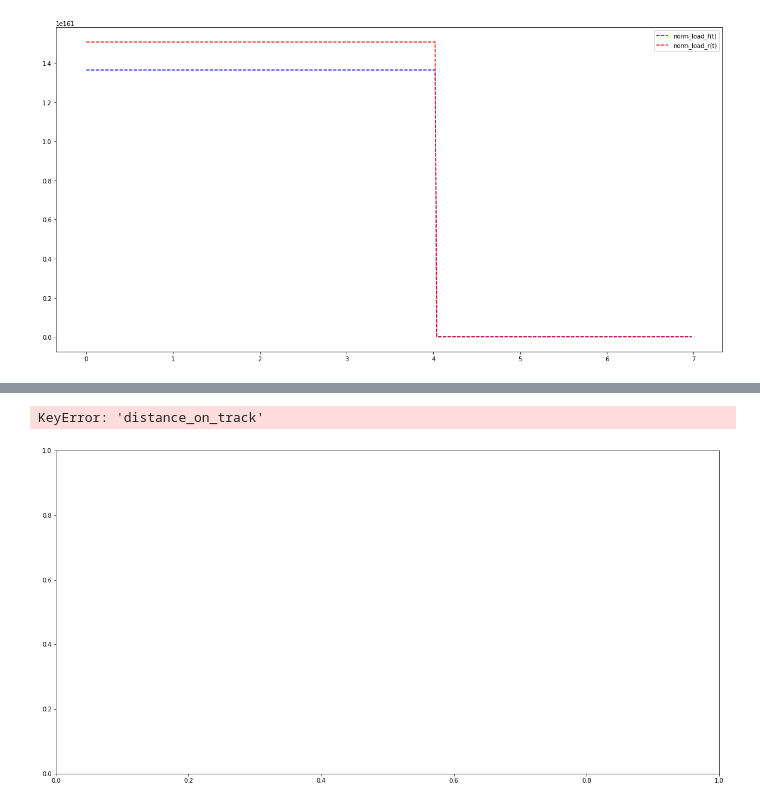
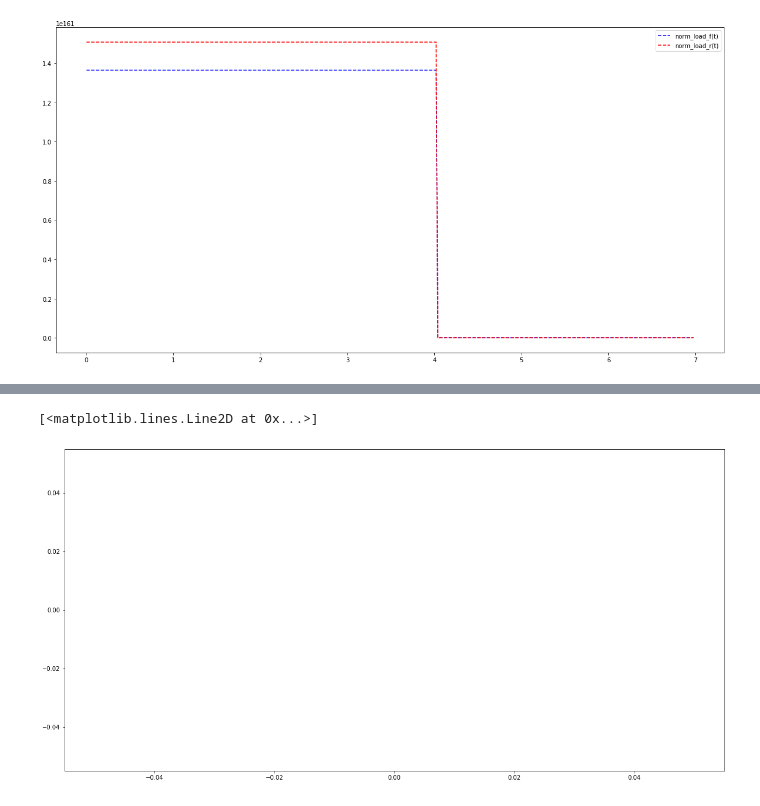
Before and after one commit to AvaRat/dynamic-model-car-simulator, a Jupyter notebook: simulator_visualization.ipynb, the cells around one changed output, grey strips where cells are left out. Cells and saved outputs as stored; diff of their text form; code cells hidden in the pictures.

```diff
--- a/simulator_visualization.ipynb
+++ b/simulator_visualization.ipynb
@@ -233,6 +230,6 @@ plt.plot(data['t'][:-1], np.diff(data['yaw_angle']))
 # %%
 fig, ax = plt.subplots(figsize=(20,10))
-ax.plot(data['distance_on_track'], data['error'])
+ax.plot(data['track_progress'], data['error'])
 # %% [output]
-KeyError: 'distance_on_track'
+[<matplotlib.lines.Line2D at 0x...>]
-[figure, old version]
+[figure, new version]
```
Also changed, not shown: parts of 8 cells of this notebook, 4 other files.
